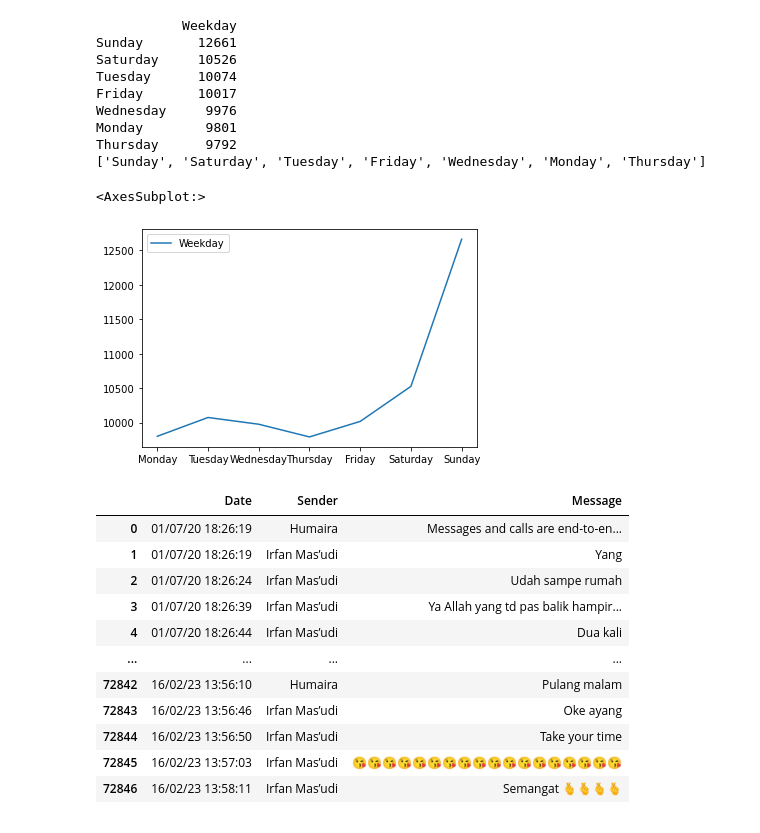
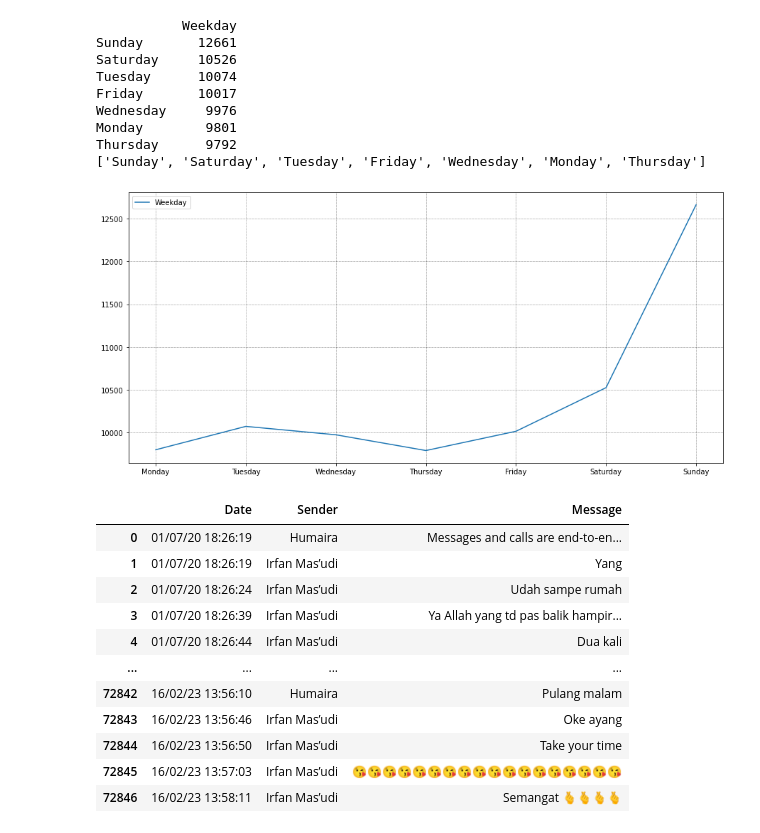
Before and after one commit to irfanmasoudi/ayang, a Jupyter notebook: 4u.ipynb, the cells around one changed output. Saved outputs shown, nothing was run; the diff lists cells and outputs as text; code cells hidden in the pictures.

```diff
--- a/4u.ipynb
+++ b/4u.ipynb
@@ -437,11 +437,17 @@ Wednesday     9976
 Monday        9801
 Thursday      9792
 ['Sunday', 'Saturday', 'Tuesday', 'Friday', 'Wednesday', 'Monday', 'Thursday']
-# %%
-messages_count.reindex(days).plot(kind='line')
-# %% [output]
-<AxesSubplot:>
-[figure, removed]
+# %%
+fig, ax = plt.subplots()
+messages_count.reindex(days).plot(kind='line', figsize=(15,7), ax=ax)
+
+
+# Customize the major grid
+ax.grid(which='major', linestyle=':', linewidth='0.5', color='black')
+# Customize the minor grid
+ax.grid(which='minor', linestyle=':', linewidth='0.5', color='black')
+# %% [output]
+[figure, added]
 # %%
 date_time = pd.read_csv('date_time.csv')
 date_time
```
Also changed, not shown: parts of 6 cells of this notebook.
